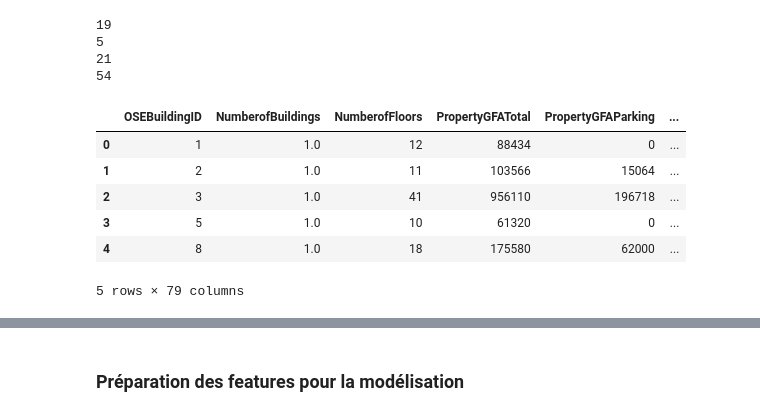
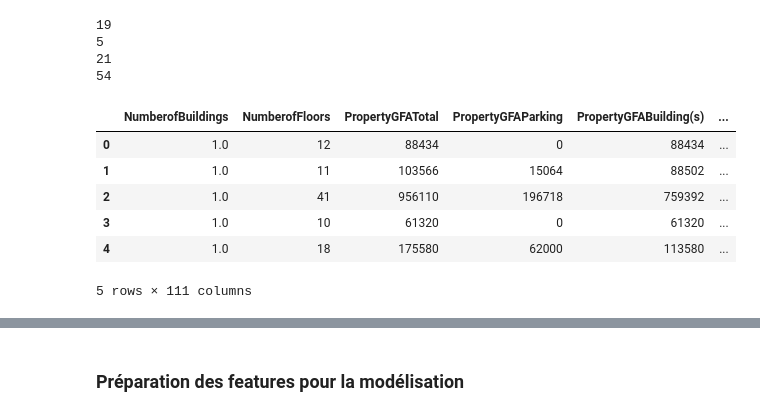
Before and after one commit to Soct/formation_OC, a Jupyter notebook: projet 3/P3_template_modelistation_supervisee_data_scientist.ipynb, the cells around one changed output, grey strips where cells are left out. Drawn from its saved outputs; the diff is of its cells as text; code cells hidden in the pictures.

```diff
--- a/projet 3/P3_template_modelistation_supervisee_data_scientist.ipynb
+++ b/projet 3/P3_template_modelistation_supervisee_data_scientist.ipynb
@@ -228,6 +228,7 @@ En règle générale : On utilise la méthode .apply() de Pandas pour créer une
 # %%
 # CODE FEATURE ENGINEERING
 column_drop = ['DataYear',
+               'OSEBuildingID',
                'PropertyName',
                'Address',
                'City',
@@ -236,6 +237,7 @@ column_drop = ['DataYear',
                'CouncilDistrictCode',
                'Latitude',
                'Longitude',
+               'ENERGYSTARScore',
                'ListOfAllPropertyUseTypes',
                'SecondLargestPropertyUseType',
                'SecondLargestPropertyUseTypeGFA',
@@ -281,35 +282,36 @@ print(len(pd.unique(building_consumption_w_drop["LargestPropertyUseType"])))
 21
 54
 # %%
-def encode_column_with_onehot(df, column_name, max_categories=20):
+def encode_column_with_onehot(df, column_name, max_categories=100):
     # Initialiser le OneHotEncoder
     if column_name not in df.columns:
         print(f"La colonne '{column_name}' n'existe pas dans le DataFrame.")
         return df  # Retourner le DataFrame original sans modification
     encoder = OneHotEncoder(sparse_output=False, drop='first', max_categories=max_categories)  # drop='first' pour éviter la multicolinéarité
     # Appliquer l'encodage sur la colonne spécifiée
     encoded_array = encoder.fit_transform(df[[column_name]])
     # Récupérer les noms des colonnes encodées
     encoded_cols = encoder.get_feature_names_out([column_name])
     # Créer un DataFrame avec les colonnes encodées
     df_encoded = pd.DataFrame(encoded_array, columns=encoded_cols, index=df.index)
     # Supprimer la colonne originale
     df = df.drop(columns=[column_name])
     # Concaténer le DataFrame original avec les colonnes encodées
     df_final = pd.concat([df, df_encoded], axis=1)
     return df_final
 
 
 building_consumption_w_drop = encode_column_with_onehot(building_consumption_w_drop, "Neighborhood")
 building_consumption_w_drop = encode_column_with_onehot(building_consumption_w_drop, "BuildingType")
 building_consumption_w_drop = encode_column_with_onehot(building_consumption_w_drop, "PrimaryPropertyType")
 building_consumption_w_drop = encode_column_with_onehot(building_consumption_w_drop, "LargestPropertyUseType")
+building_consumption_w_drop = encode_column_with_onehot(building_consumption_w_drop, "main_power_source")
 building_consumption_w_drop.head()
 # %% [output]
-|  | OSEBuildingID | NumberofBuildings | NumberofFloors | PropertyGFATotal | PropertyGFAParking | ... |
-| 0 | 1 | 1.0 | 12 | 88434 | 0 | ... |
-| 1 | 2 | 1.0 | 11 | 103566 | 15064 | ... |
-| 2 | 3 | 1.0 | 41 | 956110 | 196718 | ... |
-| 3 | 5 | 1.0 | 10 | 61320 | 0 | ... |
-| 4 | 8 | 1.0 | 18 | 175580 | 62000 | ... |
+|  | NumberofBuildings | NumberofFloors | PropertyGFATotal | PropertyGFAParking | PropertyGFABuilding(s) | ... |
+| 0 | 1.0 | 12 | 88434 | 0 | 88434 | ... |
+| 1 | 1.0 | 11 | 103566 | 15064 | 88502 | ... |
+| 2 | 1.0 | 41 | 956110 | 196718 | 759392 | ... |
+| 3 | 1.0 | 10 | 61320 | 0 | 61320 | ... |
+| 4 | 1.0 | 18 | 175580 | 62000 | 113580 | ... |
-5 rows × 79 columns
+5 rows × 111 columns
```
Also changed, not shown: parts of 6 cells of this notebook, 1 other file.
